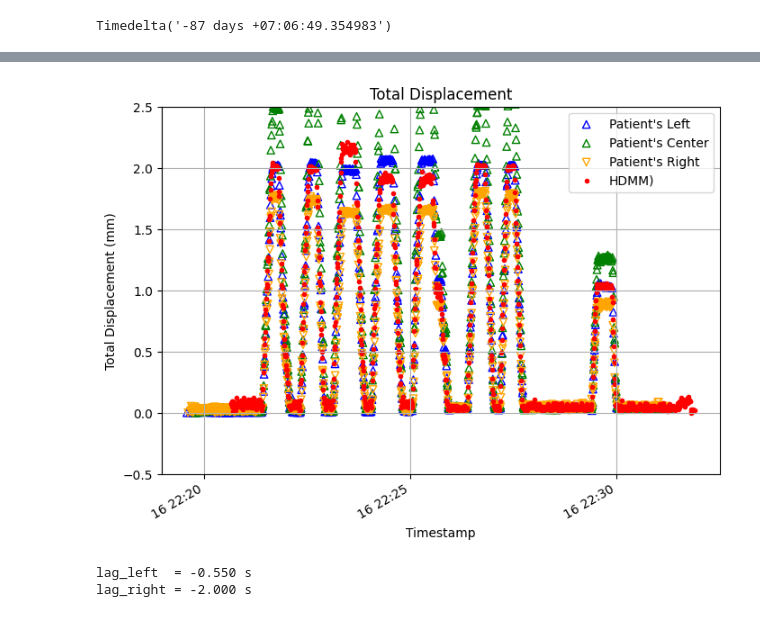
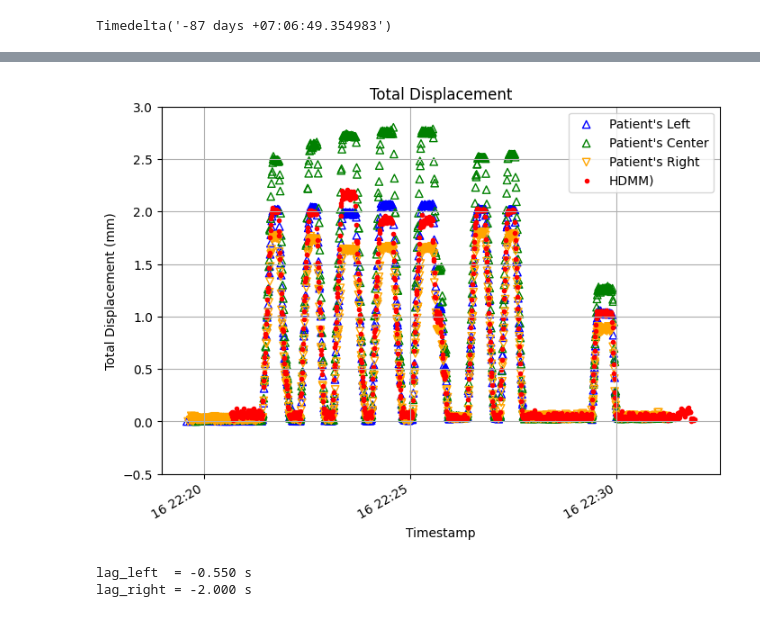
Before and after one commit to SpicedDill/magnetic-sensor-data, a Jupyter notebook: BN_Analysis/12122025_Multisensor_GK.ipynb, the cells around one changed output, grey strips where cells are left out. Drawn from its saved outputs; the diff is of its cells as text; code cells hidden in the pictures.

```diff
--- a/BN_Analysis/12122025_Multisensor_GK.ipynb
+++ b/BN_Analysis/12122025_Multisensor_GK.ipynb
@@ -598,24 +598,24 @@ print(locpred3)
 # %%
 
 offset_seconds = -200
 
 hdmm_timecorr = pd.to_datetime(hdmm_timecorr)
 
 # apply the shift
 hdmm_timecorr_shifted = hdmm_timecorr + pd.to_timedelta(offset_seconds, unit='s')
 
 # plot with the shifted timestamps
 plt.figure(figsize=(8, 6))
 plt.scatter(timestamps[-1600:],  disp[-1600:],  label="Patient's Left",  marker='^', edgecolors='blue',  facecolors='none')
 plt.scatter(timestamps2[-1600:],  disp2[-1600:],  label="Patient's Center",  marker='^', edgecolors='green',  facecolors='none')
 plt.scatter(timestamps3[-1600:], disp3[-1600:], label="Patient's Right", marker='v', edgecolors='orange', facecolors='none')
 plt.scatter(hdmm_timecorr_shifted[-2800:-1500], hdmm_disp[-2800:-1500], label=f'HDMM)', marker='.', color='red')
 plt.gcf().autofmt_xdate()
 plt.xlabel('Timestamp'); plt.ylabel('Total Displacement (mm)')
-plt.ylim(-0.5, 2.5); plt.title('Total Displacement'); plt.legend(); plt.grid(True)
+plt.ylim(-0.5, 3); plt.title('Total Displacement'); plt.legend(); plt.grid(True)
 plt.show()
 # %% [output]
-[figure, old version]
+[figure, new version]
 # %%
 import numpy as np
 import pandas as pd
```
Also changed, not shown: parts of 3 cells of this notebook.
